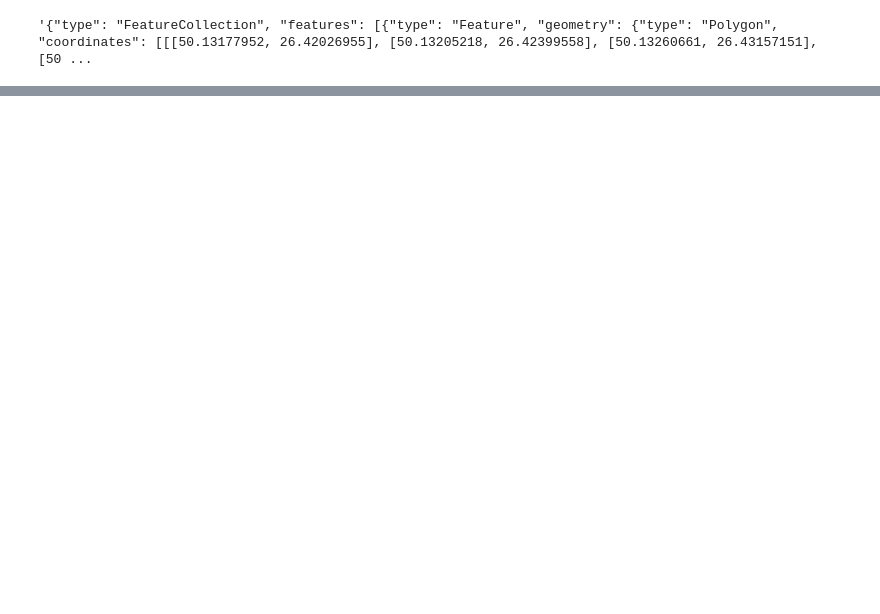
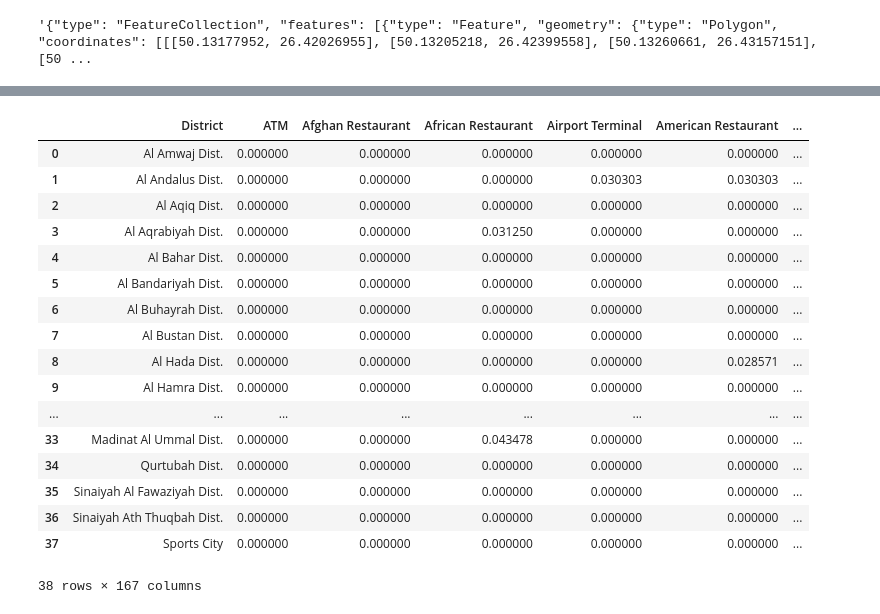
Before and after one commit to musaddiqsajjad/Coursera_Capstone, a Jupyter notebook: The Battle of Neighborhoods - Coursera Capstone Project.ipynb, the cells around one changed output, grey strips where cells are left out. Saved outputs shown, nothing was run; the diff lists cells and outputs as text; code cells hidden in the pictures; blank space fills up the shorter version.

```diff
--- a/The Battle of Neighborhoods - Coursera Capstone Project.ipynb
+++ b/The Battle of Neighborhoods - Coursera Capstone Project.ipynb
@@ -188,0 +308,7 @@ See the caveats in the documentation: https://pandas.pydata.org/pandas-docs/stab
+# %%
+khobar_venues = getNearbyVenues(names=khobar['name_en'],
+                                   latitudes=khobar['latitude'],
+                                   longitudes=khobar['longitude']
+                                  )
+
+khobar_venues
@@ -188,0 +329,7 @@ See the caveats in the documentation: https://pandas.pydata.org/pandas-docs/stab
+# %%
+dammam_venues = getNearbyVenues(names=dammam['name_en'],
+                                   latitudes=dammam['latitude'],
+                                   longitudes=dammam['longitude']
+                                  )
+
+dammam_venues
@@ -188,0 +350,24 @@ See the caveats in the documentation: https://pandas.pydata.org/pandas-docs/stab
+# %%
+# one hot encoding
+khobar_onehot = pd.get_dummies(khobar_venues[['Venue Category']], prefix="", prefix_sep="")
+
+# add District column back to dataframe
+khobar_onehot['District'] = khobar_venues['District']
+
+# move District column to the first column
+khobar_onehot = khobar_onehot[ ['District'] + [ col for col in khobar_onehot.columns if col != 'District' ] ]
+
+
+
+# one hot encoding
+dammam_onehot = pd.get_dummies(dammam_venues[['Venue Category']], prefix="", prefix_sep="")
+
+# add District column back to dataframe
+dammam_onehot['District'] = dammam_venues['District']
+
+# move District column to the first column
+dammam_onehot = dammam_onehot[ ['District'] + [ col for col in dammam_onehot.columns if col != 'District' ] ]
+
+
+
+khobar_onehot.head()
@@ -188,0 +382,24 @@ See the caveats in the documentation: https://pandas.pydata.org/pandas-docs/stab
+# %%
+khobar_grouped = khobar_onehot.groupby('District').mean().reset_index()
+dammam_grouped = dammam_onehot.groupby('District').mean().reset_index()
+
+khobar_grouped
+# %% [output]
+|  | District | ATM | Afghan Restaurant | African Restaurant | Airport Terminal | American Restaurant | ... |
+| 0 | Al Amwaj Dist. | 0.000000 | 0.000000 | 0.000000 | 0.000000 | 0.000000 | ... |
+| 1 | Al Andalus Dist. | 0.000000 | 0.000000 | 0.000000 | 0.030303 | 0.030303 | ... |
+| 2 | Al Aqiq Dist. | 0.000000 | 0.000000 | 0.000000 | 0.000000 | 0.000000 | ... |
+| 3 | Al Aqrabiyah Dist. | 0.000000 | 0.000000 | 0.031250 | 0.000000 | 0.000000 | ... |
+| 4 | Al Bahar Dist. | 0.000000 | 0.000000 | 0.000000 | 0.000000 | 0.000000 | ... |
+| 5 | Al Bandariyah Dist. | 0.000000 | 0.000000 | 0.000000 | 0.000000 | 0.000000 | ... |
+| 6 | Al Buhayrah Dist. | 0.000000 | 0.000000 | 0.000000 | 0.000000 | 0.000000 | ... |
+| 7 | Al Bustan Dist. | 0.000000 | 0.000000 | 0.000000 | 0.000000 | 0.000000 | ... |
+| 8 | Al Hada Dist. | 0.000000 | 0.000000 | 0.000000 | 0.000000 | 0.028571 | ... |
+| 9 | Al Hamra Dist. | 0.000000 | 0.000000 | 0.000000 | 0.000000 | 0.000000 | ... |
+| ... | ... | ... | ... | ... | ... | ... | ... |
+| 33 | Madinat Al Ummal Dist. | 0.000000 | 0.000000 | 0.043478 | 0.000000 | 0.000000 | ... |
+| 34 | Qurtubah Dist. | 0.000000 | 0.000000 | 0.000000 | 0.000000 | 0.000000 | ... |
+| 35 | Sinaiyah Al Fawaziyah Dist. | 0.000000 | 0.000000 | 0.000000 | 0.000000 | 0.000000 | ... |
+| 36 | Sinaiyah Ath Thuqbah Dist. | 0.000000 | 0.000000 | 0.000000 | 0.000000 | 0.000000 | ... |
+| 37 | Sports City | 0.000000 | 0.000000 | 0.000000 | 0.000000 | 0.000000 | ... |
+38 rows × 167 columns
```
Also changed, not shown: parts of 29 cells of this notebook, 1 other file.
